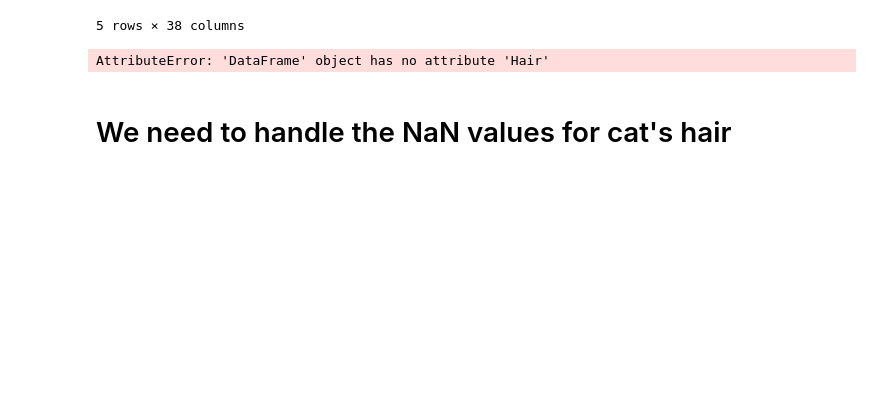
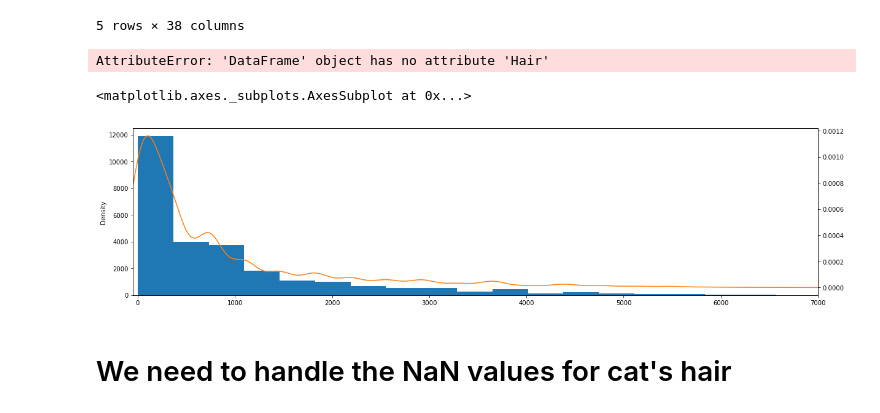
Before and after one commit to mspinelli/animal_shelter, a Jupyter notebook: DataExplore.ipynb, the cells around one changed output. Drawn from its saved outputs; the diff is of its cells as text; code cells hidden in the pictures; blank space fills up the shorter version.

```diff
--- a/DataExplore.ipynb
+++ b/DataExplore.ipynb
@@ -222,8 +254,8 @@ array(['1 year', '2 years', '3 weeks', '1 month', '5 months', '4 years',
 units = {"year" : 365, "month":31, "day":1, "week":7}
 
 def get_age_in_days(agestring):
-    age = 0
-    for unit in units.keys():
-        if (agestring.find(unit) != -1):
-            age += int(agestring.split(" ")[0]) * units[unit]
-    return age
+    tokens = agestring.split(" ")
+    unit = tokens[1].replace("s","")
+    return int(tokens[0]) * units[unit]
+
+animals["AgeinDays"] = animals.AgeuponOutcome.map(get_age_in_days, na_action="ignore")
@@ -425,6 +456,14 @@ def hair(x):
         return np.nan
 
 animals['Hair'] = animals["Breed"].map(hair)
+# %%
+fig, ax = plt.subplots()
+
+animals["AgeinDays"].plot(kind="hist", bins=20, xlim=(-50, 7000),ax=ax)
+animals["AgeinDays"].plot(kind="kde", ax=ax, xlim=(-50, 7000),secondary_y=True)
+# %% [output]
+<matplotlib.axes._subplots.AxesSubplot at 0x...>
+[figure, added]
 # %% [markdown]
 # We need to handle the NaN values for cat's hair
 # %%
```
Also changed, not shown: parts of 47 cells of this notebook, 2 other files.
